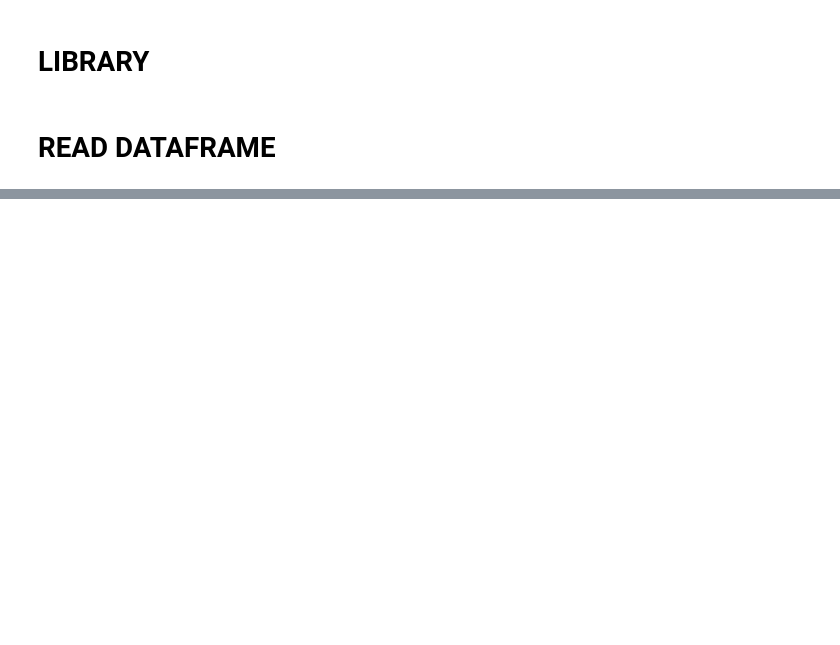
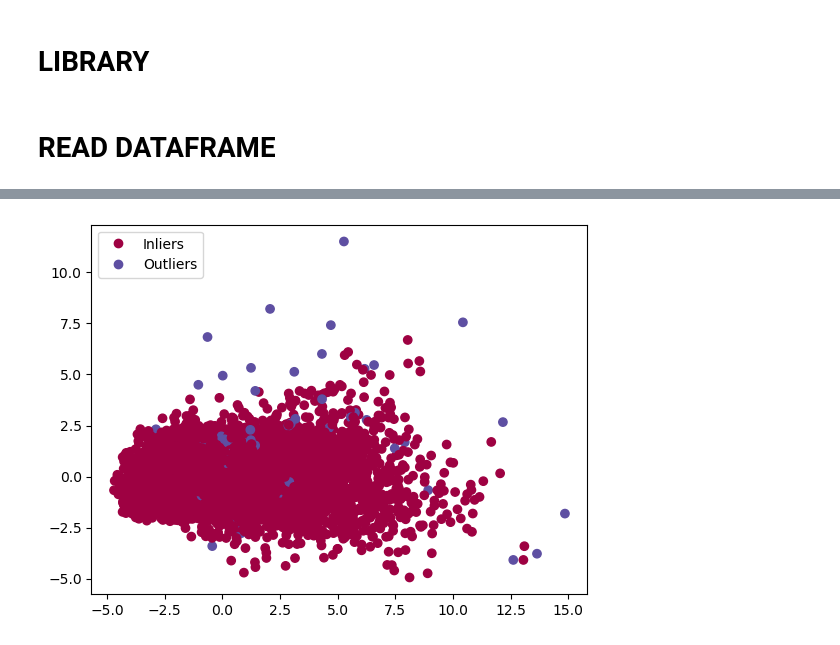
Before and after one commit to alicecalderini/DATAMINING_2-Project, a Jupyter notebook: 5.OUTLIER_DET/1.OUTLIER_DET.ipynb, the cells around one changed output, grey strips where cells are left out. Saved outputs shown, nothing was run; the diff lists cells and outputs as text; code cells hidden in the pictures; blank space fills up the shorter version.

```diff
--- a/5.OUTLIER_DET/1.OUTLIER_DET.ipynb
+++ b/5.OUTLIER_DET/1.OUTLIER_DET.ipynb
@@ -48,0 +53,21 @@ df=pd.read_csv(file_path)
+# %%
+pca = PCA(n_components=2)
+pca_data = pd.DataFrame(pca.fit_transform(X), columns=['PC1', 'PC2'])
+pca_data['outlier score'] = pd.Categorical(outliers)
+
+fig = plt.figure()
+ax = fig.add_subplot()
+
+scatter = ax.scatter(pca_data['PC1'],
+                     pca_data['PC2'],
+                     c=pca_data['outlier score'],
+                     cmap='Spectral')
+
+handles, labels = scatter.legend_elements()
+plt.legend(handles, ['Inliers', 'Outliers'], loc='upper left')
+
+#plt.savefig('./img/Outlier Detection/LOF_artists_PCA.png', dpi=300, bbox_inches='tight')
+
+plt.show()
+# %% [output]
+[figure, added]
```
Also changed, not shown: parts of 27 cells of this notebook, 6 other files.
